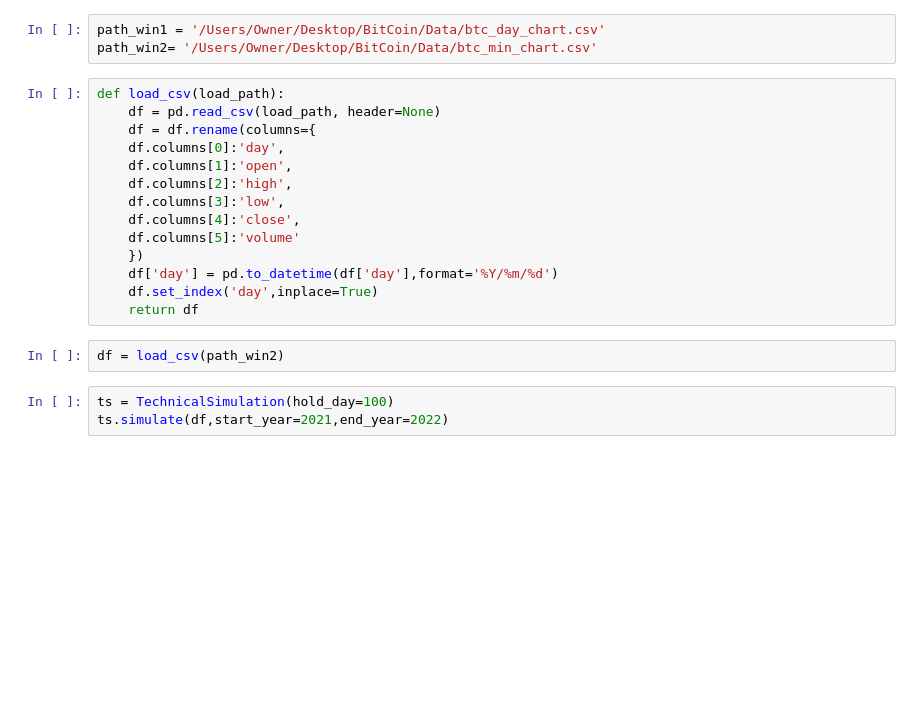
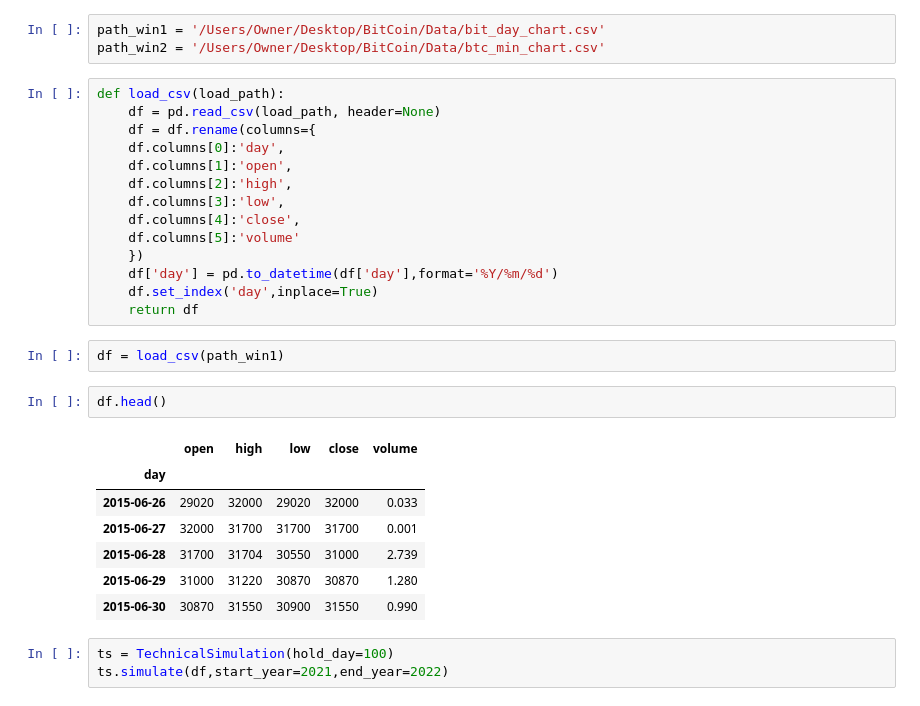
Before and after one commit to yodarjeering/BITCOIN, a Jupyter notebook: Code/bitcoin.ipynb, the cells around one changed output. Cells and saved outputs as stored; diff of their text form; blank space fills up the shorter version.

```diff
--- a/Code/bitcoin.ipynb
+++ b/Code/bitcoin.ipynb
@@ -14,8 +14,8 @@ path_ =  '/Users/Owner/Desktop/bitflyer_api'
 sys.path.append(path_)
 from settings import API_settings as bapi
 # %%
-path_win1 = '/Users/Owner/Desktop/BitCoin/Data/btc_day_chart.csv'
-path_win2= '/Users/Owner/Desktop/BitCoin/Data/btc_min_chart.csv'
+path_win1 = '/Users/Owner/Desktop/BitCoin/Data/bit_day_chart.csv'
+path_win2 = '/Users/Owner/Desktop/BitCoin/Data/btc_min_chart.csv'
 # %%
 def load_csv(load_path):
     df = pd.read_csv(load_path, header=None)
@@ -31,7 +31,17 @@ def load_csv(load_path):
     df.set_index('day',inplace=True)
     return df
 # %%
-df = load_csv(path_win2)
+df = load_csv(path_win1)
+# %%
+df.head()
+# %% [output]
+|  | open | high | low | close | volume |
+| day |  |  |  |  |  |
+| 2015-06-26 | 29020 | 32000 | 29020 | 32000 | 0.033 |
+| 2015-06-27 | 32000 | 31700 | 31700 | 31700 | 0.001 |
+| 2015-06-28 | 31700 | 31704 | 30550 | 31000 | 2.739 |
+| 2015-06-29 | 31000 | 31220 | 30870 | 30870 | 1.280 |
+| 2015-06-30 | 30870 | 31550 | 30900 | 31550 | 0.990 |
 # %%
 ts = TechnicalSimulation(hold_day=100)
 ts.simulate(df,start_year=2021,end_year=2022)
```
Also changed, not shown: 16 other files.
